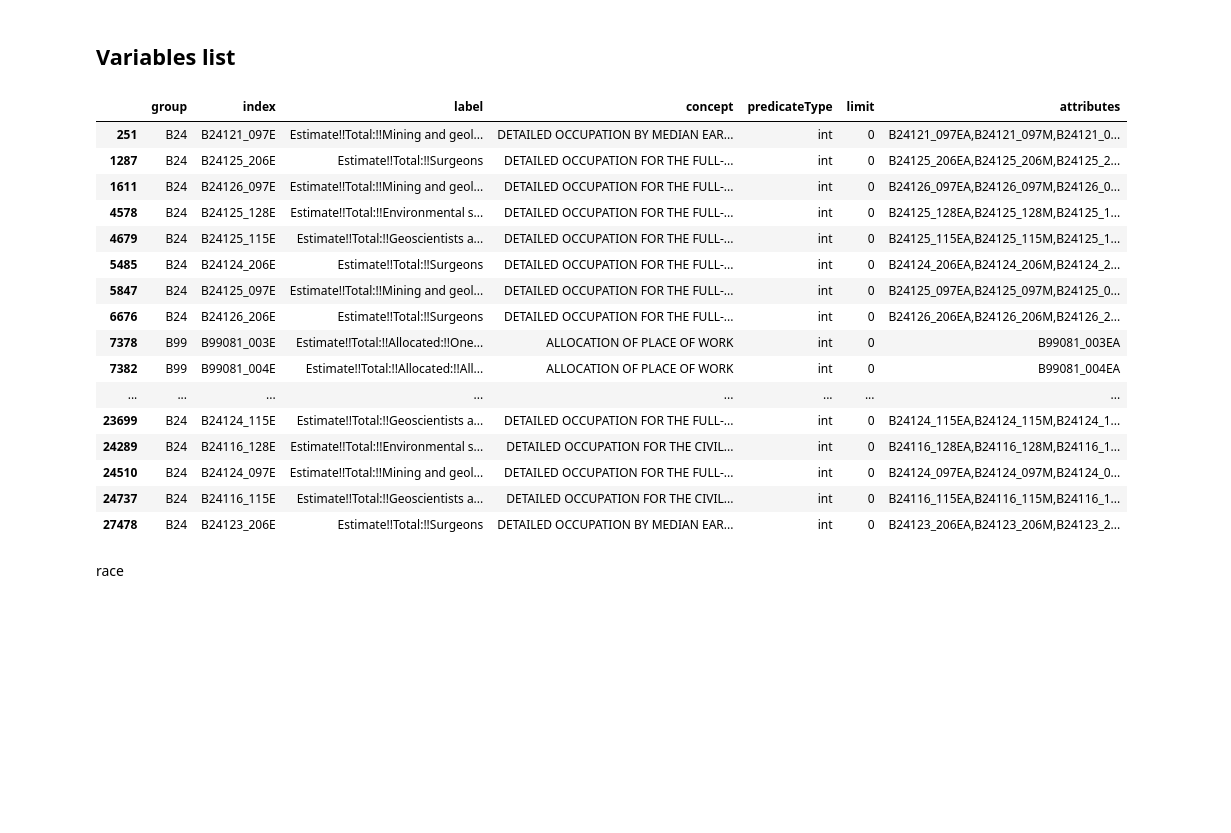
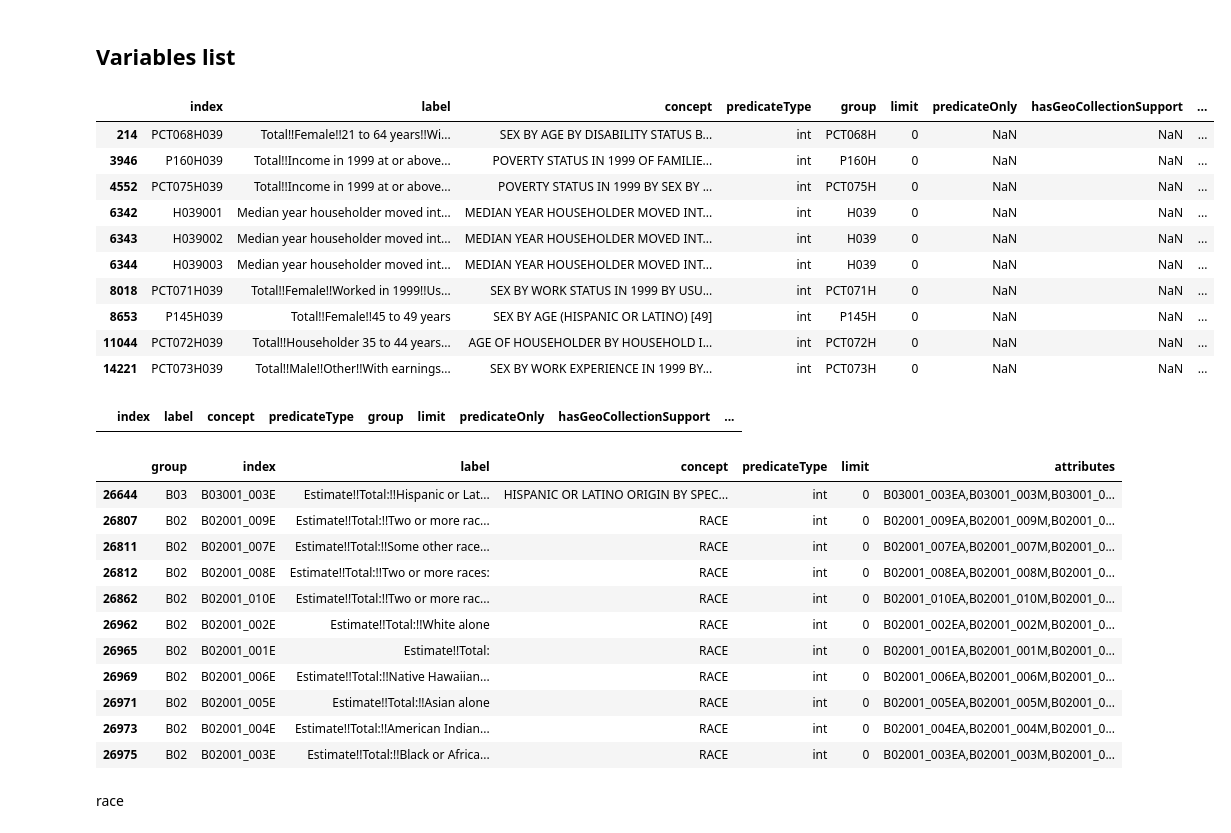
Before and after one commit to b-h-kim/do_parks_gentrify_our_neighborhood, a Jupyter notebook: scripts/scripts.ipynb, the cells around one changed output. Cells and saved outputs as stored; diff of their text form; code cells hidden in the pictures; blank space fills up the shorter version.

```diff
--- a/scripts/scripts.ipynb
+++ b/scripts/scripts.ipynb
@@ -212,5 +201,31 @@ res_df.to_csv('../data/move.csv')
 # %% [markdown]
 ## Variables list
+# %%
+# get variables.json file
+endpoint = 'https://api.census.gov/data/2000/dec/sf3profile/variables.json'
+response = requests.get(endpoint)
+
+# convert json to df
+variables_dec_list = response.json()
+variables_dec_list = pd.DataFrame(variables_dec_list['variables']).transpose().reset_index()
+# %%
+variables_dec_list.loc[variables_dec_list['index'].str.contains('H039')]
+# %% [output]
+|  | index | label | concept | predicateType | group | limit | predicateOnly | hasGeoCollectionSupport | ... |
+| 214 | PCT068H039 | Total!!Female!!21 to 64 years!!Wi... | SEX BY AGE BY DISABILITY STATUS B... | int | PCT068H | 0 | NaN | NaN | ... |
+| 3946 | P160H039 | Total!!Income in 1999 at or above... | POVERTY STATUS IN 1999 OF FAMILIE... | int | P160H | 0 | NaN | NaN | ... |
+| 4552 | PCT075H039 | Total!!Income in 1999 at or above... | POVERTY STATUS IN 1999 BY SEX BY ... | int | PCT075H | 0 | NaN | NaN | ... |
+| 6342 | H039001 | Median year householder moved int... | MEDIAN YEAR HOUSEHOLDER MOVED INT... | int | H039 | 0 | NaN | NaN | ... |
+| 6343 | H039002 | Median year householder moved int... | MEDIAN YEAR HOUSEHOLDER MOVED INT... | int | H039 | 0 | NaN | NaN | ... |
+| 6344 | H039003 | Median year householder moved int... | MEDIAN YEAR HOUSEHOLDER MOVED INT... | int | H039 | 0 | NaN | NaN | ... |
+| 8018 | PCT071H039 | Total!!Female!!Worked in 1999!!Us... | SEX BY WORK STATUS IN 1999 BY USU... | int | PCT071H | 0 | NaN | NaN | ... |
+| 8653 | P145H039 | Total!!Female!!45 to 49 years | SEX BY AGE (HISPANIC OR LATINO) [49] | int | P145H | 0 | NaN | NaN | ... |
+| 11044 | PCT072H039 | Total!!Householder 35 to 44 years... | AGE OF HOUSEHOLDER BY HOUSEHOLD I... | int | PCT072H | 0 | NaN | NaN | ... |
+| 14221 | PCT073H039 | Total!!Male!!Other!!With earnings... | SEX BY WORK EXPERIENCE IN 1999 BY... | int | PCT073H | 0 | NaN | NaN | ... |
+# %%
+variables_dec_list.loc[variables_dec_list['label'].str.contains('Move')]
+# %% [output]
+|  | index | label | concept | predicateType | group | limit | predicateOnly | hasGeoCollectionSupport | ... |
 # %%
 # get variables.json file
 endpoint = 'https://api.census.gov/data/2021/acs/acs5/variables.json'
@@ -227,23 +237,18 @@ variables_list = variables_list\
-# %%
-variables_list.loc[variables_list['label'].str.contains('geo')]
-# %% [output]
-|  | group | index | label | concept | predicateType | limit | attributes |
-| 251 | B24 | B24121_097E | Estimate!!Total:!!Mining and geol... | DETAILED OCCUPATION BY MEDIAN EAR... | int | 0 | B24121_097EA,B24121_097M,B24121_0... |
-| 1287 | B24 | B24125_206E | Estimate!!Total:!!Surgeons | DETAILED OCCUPATION FOR THE FULL-... | int | 0 | B24125_206EA,B24125_206M,B24125_2... |
-| 1611 | B24 | B24126_097E | Estimate!!Total:!!Mining and geol... | DETAILED OCCUPATION FOR THE FULL-... | int | 0 | B24126_097EA,B24126_097M,B24126_0... |
-| 4578 | B24 | B24125_128E | Estimate!!Total:!!Environmental s... | DETAILED OCCUPATION FOR THE FULL-... | int | 0 | B24125_128EA,B24125_128M,B24125_1... |
-| 4679 | B24 | B24125_115E | Estimate!!Total:!!Geoscientists a... | DETAILED OCCUPATION FOR THE FULL-... | int | 0 | B24125_115EA,B24125_115M,B24125_1... |
-| 5485 | B24 | B24124_206E | Estimate!!Total:!!Surgeons | DETAILED OCCUPATION FOR THE FULL-... | int | 0 | B24124_206EA,B24124_206M,B24124_2... |
-| 5847 | B24 | B24125_097E | Estimate!!Total:!!Mining and geol... | DETAILED OCCUPATION FOR THE FULL-... | int | 0 | B24125_097EA,B24125_097M,B24125_0... |
-| 6676 | B24 | B24126_206E | Estimate!!Total:!!Surgeons | DETAILED OCCUPATION FOR THE FULL-... | int | 0 | B24126_206EA,B24126_206M,B24126_2... |
-| 7378 | B99 | B99081_003E | Estimate!!Total:!!Allocated:!!One... | ALLOCATION OF PLACE OF WORK | int | 0 | B99081_003EA |
-| 7382 | B99 | B99081_004E | Estimate!!Total:!!Allocated:!!All... | ALLOCATION OF PLACE OF WORK | int | 0 | B99081_004EA |
-| ... | ... | ... | ... | ... | ... | ... | ... |
-| 23699 | B24 | B24124_115E | Estimate!!Total:!!Geoscientists a... | DETAILED OCCUPATION FOR THE FULL-... | int | 0 | B24124_115EA,B24124_115M,B24124_1... |
-| 24289 | B24 | B24116_128E | Estimate!!Total:!!Environmental s... | DETAILED OCCUPATION FOR THE CIVIL... | int | 0 | B24116_128EA,B24116_128M,B24116_1... |
-| 24510 | B24 | B24124_097E | Estimate!!Total:!!Mining and geol... | DETAILED OCCUPATION FOR THE FULL-... | int | 0 | B24124_097EA,B24124_097M,B24124_0... |
-| 24737 | B24 | B24116_115E | Estimate!!Total:!!Geoscientists a... | DETAILED OCCUPATION FOR THE CIVIL... | int | 0 | B24116_115EA,B24116_115M,B24116_1... |
-| 27478 | B24 | B24123_206E | Estimate!!Total:!!Surgeons | DETAILED OCCUPATION BY MEDIAN EAR... | int | 0 | B24123_206EA,B24123_206M,B24123_2... |
+# %%
+variables_list.loc[variables_list['index'].isin(['B02001_001E','B02001_002E','B02001_003E','B02001_004E','B02001_005E','B02001_006E','B02001_007E','B02001_008E','B02001_009E','B02001_010E','B03001_003E'])]
+# %% [output]
+|  | group | index | label | concept | predicateType | limit | attributes |
+| 26644 | B03 | B03001_003E | Estimate!!Total:!!Hispanic or Lat... | HISPANIC OR LATINO ORIGIN BY SPEC... | int | 0 | B03001_003EA,B03001_003M,B03001_0... |
+| 26807 | B02 | B02001_009E | Estimate!!Total:!!Two or more rac... | RACE | int | 0 | B02001_009EA,B02001_009M,B02001_0... |
+| 26811 | B02 | B02001_007E | Estimate!!Total:!!Some other race... | RACE | int | 0 | B02001_007EA,B02001_007M,B02001_0... |
+| 26812 | B02 | B02001_008E | Estimate!!Total:!!Two or more races: | RACE | int | 0 | B02001_008EA,B02001_008M,B02001_0... |
+| 26862 | B02 | B02001_010E | Estimate!!Total:!!Two or more rac... | RACE | int | 0 | B02001_010EA,B02001_010M,B02001_0... |
+| 26962 | B02 | B02001_002E | Estimate!!Total:!!White alone | RACE | int | 0 | B02001_002EA,B02001_002M,B02001_0... |
+| 26965 | B02 | B02001_001E | Estimate!!Total: | RACE | int | 0 | B02001_001EA,B02001_001M,B02001_0... |
+| 26969 | B02 | B02001_006E | Estimate!!Total:!!Native Hawaiian... | RACE | int | 0 | B02001_006EA,B02001_006M,B02001_0... |
+| 26971 | B02 | B02001_005E | Estimate!!Total:!!Asian alone | RACE | int | 0 | B02001_005EA,B02001_005M,B02001_0... |
+| 26973 | B02 | B02001_004E | Estimate!!Total:!!American Indian... | RACE | int | 0 | B02001_004EA,B02001_004M,B02001_0... |
+| 26975 | B02 | B02001_003E | Estimate!!Total:!!Black or Africa... | RACE | int | 0 | B02001_003EA,B02001_003M,B02001_0... |
 # %%
 # 1st row of each groups
 variables_cat = variables_list\
```
Also changed, not shown: parts of 39 cells of this notebook, 7 other files.
